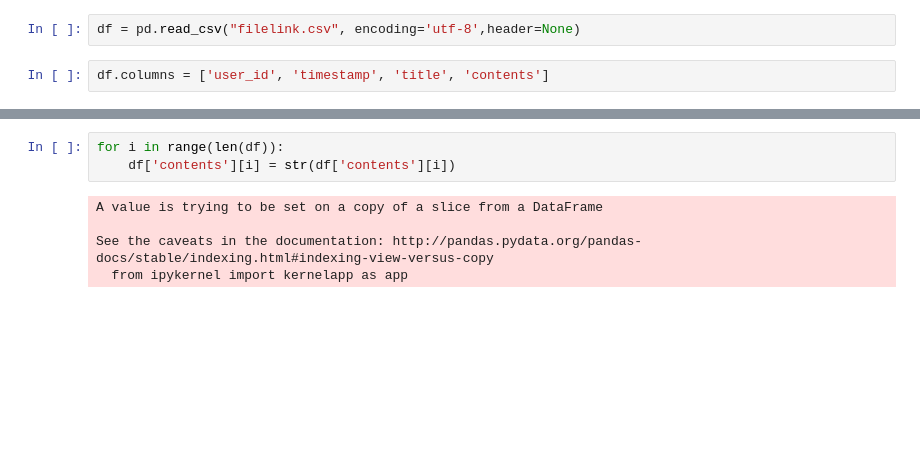
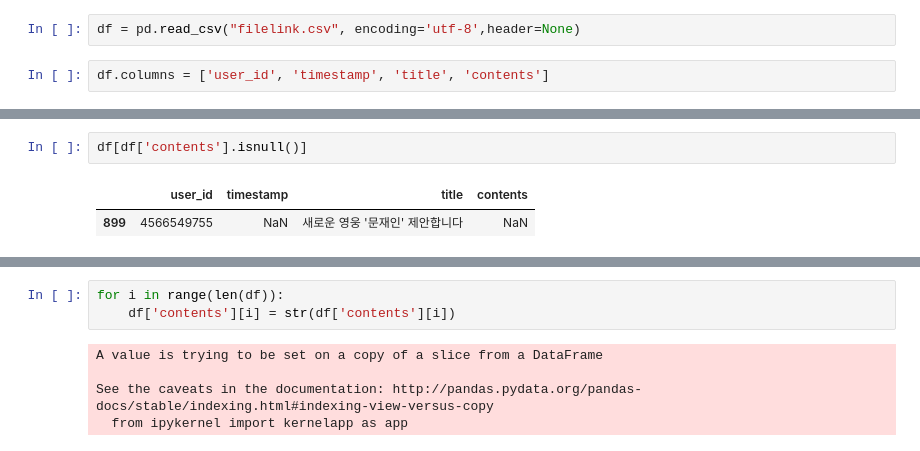
Before and after one commit to lovablebaby/userRequirementAnalysis, a Jupyter notebook: topicModeling.ipynb, the cells around one changed output, grey strips where cells are left out. Saved outputs shown, nothing was run; the diff lists cells and outputs as text; blank space fills up the shorter version.

```diff
--- a/topicModeling.ipynb
+++ b/topicModeling.ipynb
@@ -44,3 +36,8 @@ df.tail(20)
 | 5647 | 4564486568 | 2017.04.11 10시 26분 | 커서 관련 아이디어 | 커서 관련해서 아이디어가 있는데 여기에는 이미지를 올릴 수 ... |
 | 5648 | 4564486417 | 2017.04.10 18시 45분 | 서버 터졌내 전세계 전부 터졌내 | 인증서버 관리자 신입인가?,이래놓고 그냥 아무런 보상없이 어... |
 | 5649 | 4564433112 | 2017.04.10 12시 24분 | 픽밴 튕기는게 왜 탈주자 처리됨? | 픽밴에서 인터넷 문제로 튕기는 걸 탈주자 처리하는건 너무한거... |
+# %%
+df[df['contents'].isnull()]
+# %% [output]
+|  | user_id | timestamp | title | contents |
+| 899 | 4566549755 | NaN | 새로운 영웅 '문재인' 제안합니다 | NaN |
```
Also changed, not shown: parts of 7 cells of this notebook.
